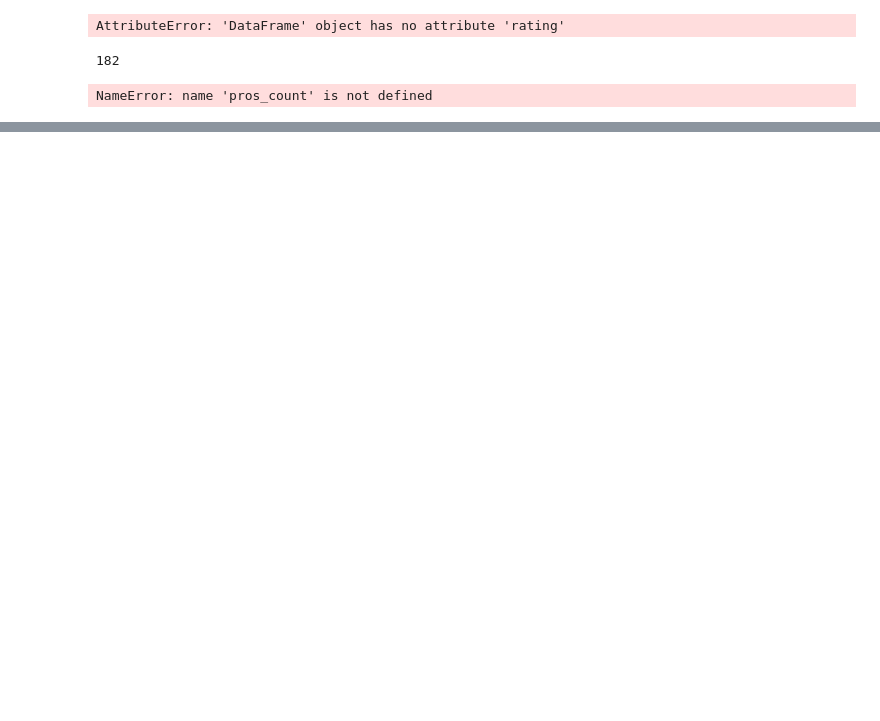
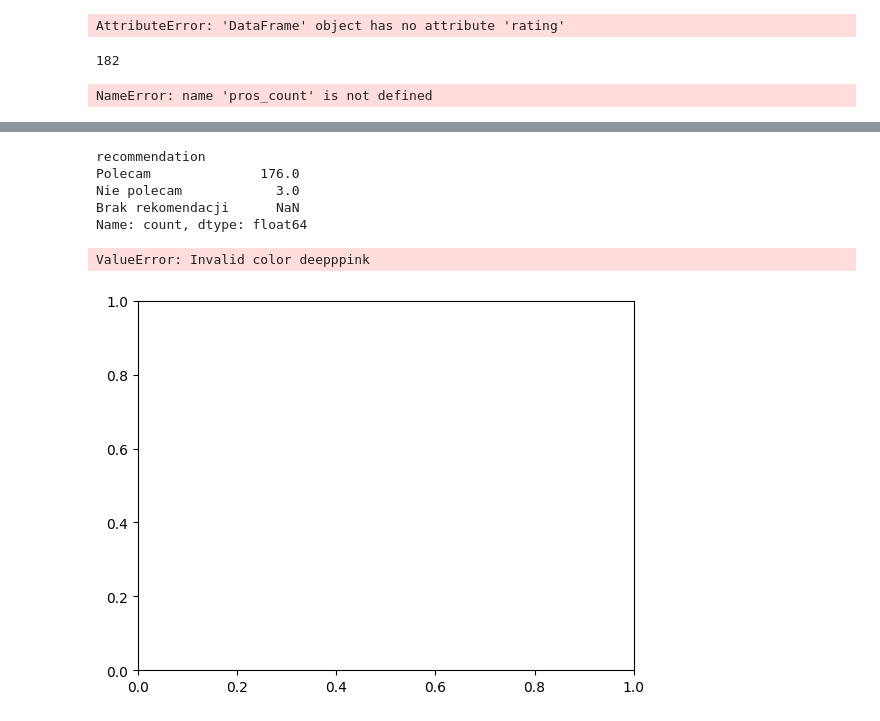
Before and after one commit to 98LucjaRomanska/CeneoScraperLR, a Jupyter notebook: analyzer.ipynb, the cells around one changed output, grey strips where cells are left out. Drawn from its saved outputs; the diff is of its cells as text; code cells hidden in the pictures; blank space fills up the shorter version.

```diff
--- a/analyzer.ipynb
+++ b/analyzer.ipynb
@@ -41,0 +82,19 @@ NameError: name 'pros_count' is not defined
+# %%
+recommendations_distribution = opinions.recommendation.value_counts().reindex(["Polecam","Nie polecam","Brak rekomendacji"])
+recommendations_distribution
+# %% [output]
+recommendation
+Polecam              176.0
+Nie polecam            3.0
+Brak rekomendacji      NaN
+Name: count, dtype: float64
+# %%
+recommendations_distribution.plot.pie(
+    colors = ["hotpink", "lavenderblush", "deepppink"],
+    autopct = "%1.1f%%",
+    label = ''
+)
+plt.title("Udział rekomendacji w opiniach")
+# %% [output]
+ValueError: Invalid color deepppink
+[figure, added]
```
Also changed, not shown: parts of 7 cells of this notebook, 1 other file.
